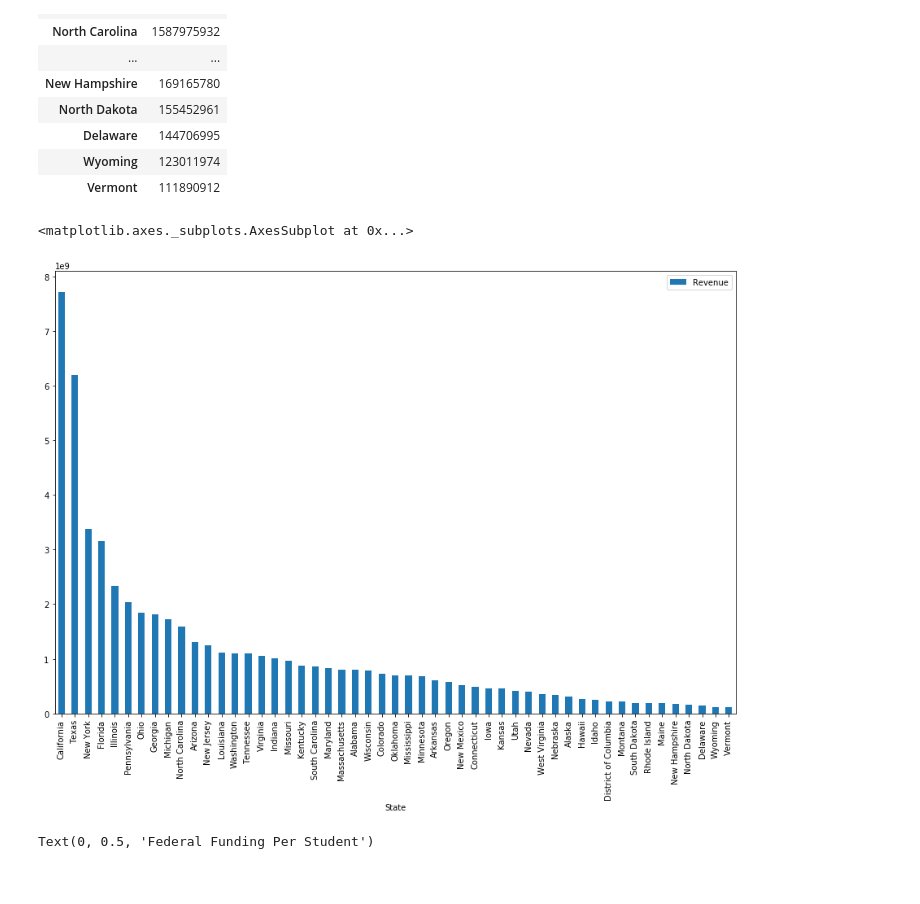
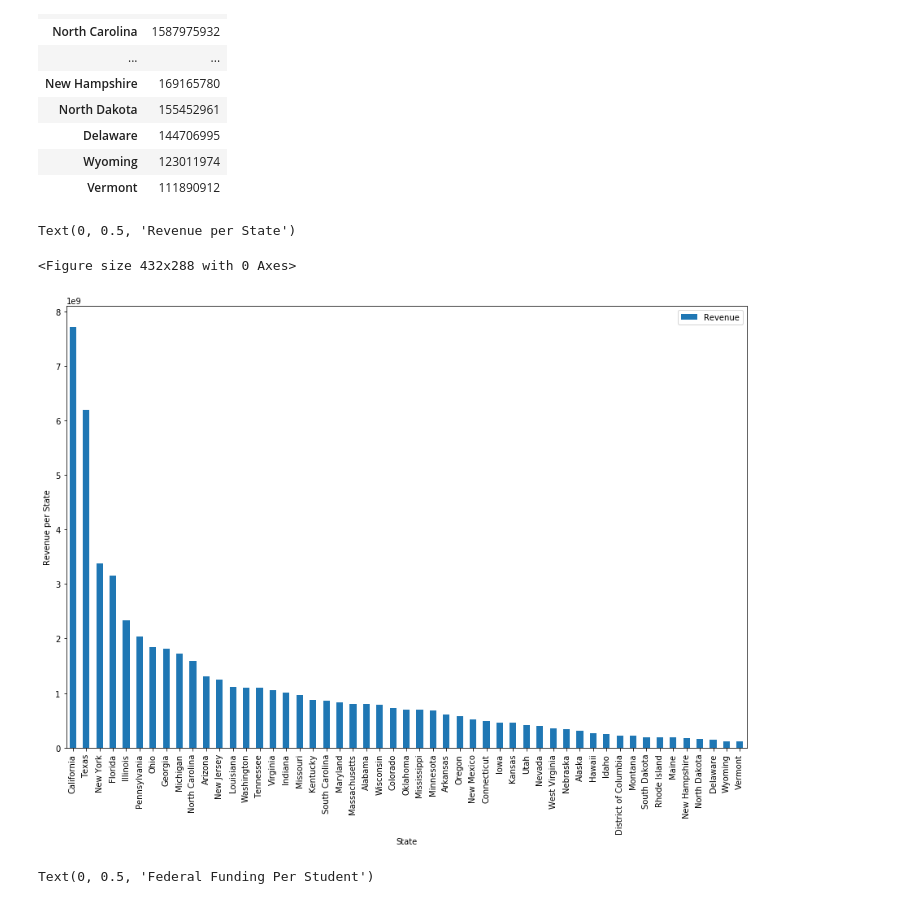
Before and after one commit to Omairss/ds5500-hw3, a Jupyter notebook: README.ipynb, the cells around one changed output. Drawn from its saved outputs; the diff is of its cells as text; code cells hidden in the pictures.

Commit message:
update plot

```diff
--- a/README.ipynb
+++ b/README.ipynb
@@ -54,11 +54,14 @@ fiscal_df[['TFEDREV','STNAME']].groupby('STNAME').sum().rename(columns = {'TFEDR
 | Wyoming | 123011974 |
 | Vermont | 111890912 |
 # %%
+plt.figure()
 fiscal_df[['TFEDREV','STNAME']].groupby('STNAME').sum().rename(columns = {'TFEDREV': 'Revenue'}).rename_axis('State')\
                 .sort_values('Revenue', ascending = False).plot.bar(figsize = (15,10))
+plt.ylabel('Revenue per State')
 # %% [output]
-<matplotlib.axes._subplots.AxesSubplot at 0x...>
+Text(0, 0.5, 'Revenue per State')
+<Figure size 432x288 with 0 Axes>
-[figure, old version]
+[figure, new version]
 # %%
 fiscal_df_per_captita = fiscal_df[["STNAME", "TOTALEXP", "V33"]].groupby(['STNAME']).sum()
 
```
Also changed, not shown: parts of 1 cell of this notebook, 1 other file.
